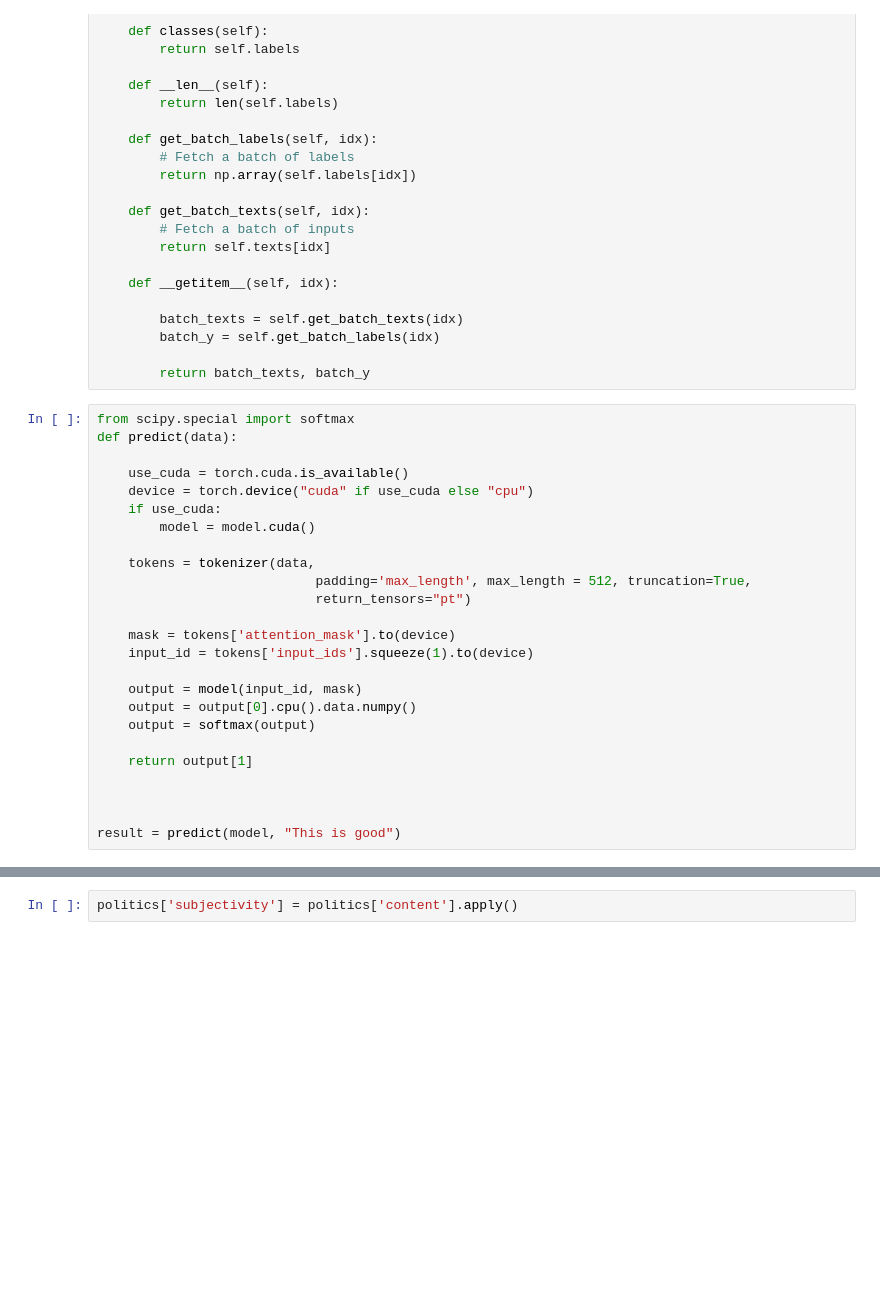
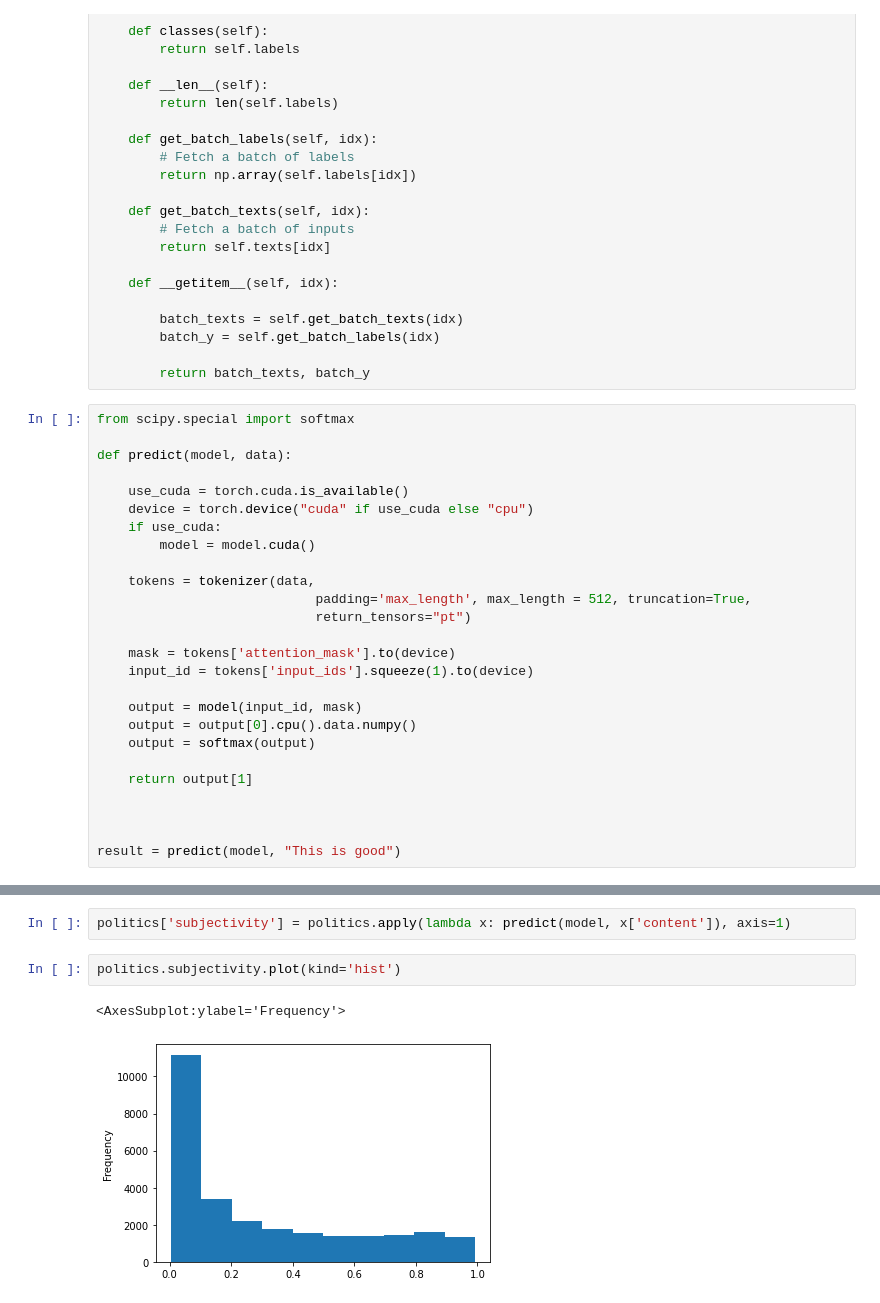
Before and after one commit to samuellau0802/UROP-1100-21S, a Jupyter notebook: article_bias/subjectivity/bert_predict.ipynb, the cells around one changed output, grey strips where cells are left out. Saved outputs shown, nothing was run; the diff lists cells and outputs as text; blank space fills up the shorter version.

Commit message:
added distribtuion of subjectivity

```diff
--- a/article_bias/subjectivity/bert_predict.ipynb
+++ b/article_bias/subjectivity/bert_predict.ipynb
@@ -85,7 +85,8 @@ class Dataset(torch.utils.data.Dataset):
         return batch_texts, batch_y
 # %%
 from scipy.special import softmax
-def predict(data):
+
+def predict(model, data):
 
     use_cuda = torch.cuda.is_available()
     device = torch.device("cuda" if use_cuda else "cpu")
@@ -131,4 +132,9 @@ politics.head()
 | 4 | President Obama wants to disarm A... | President Obama is plotting with ... | https://web.archive.org/web/20160... | Fox News | right | POLITICS |
 | 5 | Rancher family reports to prison,... | As armed protesters occupied buil... | https://web.archive.org/web/20160... | Fox News | right | POLITICS |
 # %%
-politics['subjectivity'] = politics['content'].apply()
+politics['subjectivity'] = politics.apply(lambda x: predict(model, x['content']), axis=1)
+# %%
+politics.subjectivity.plot(kind='hist')
+# %% [output]
+<AxesSubplot:ylabel='Frequency'>
+[figure, added]
```
